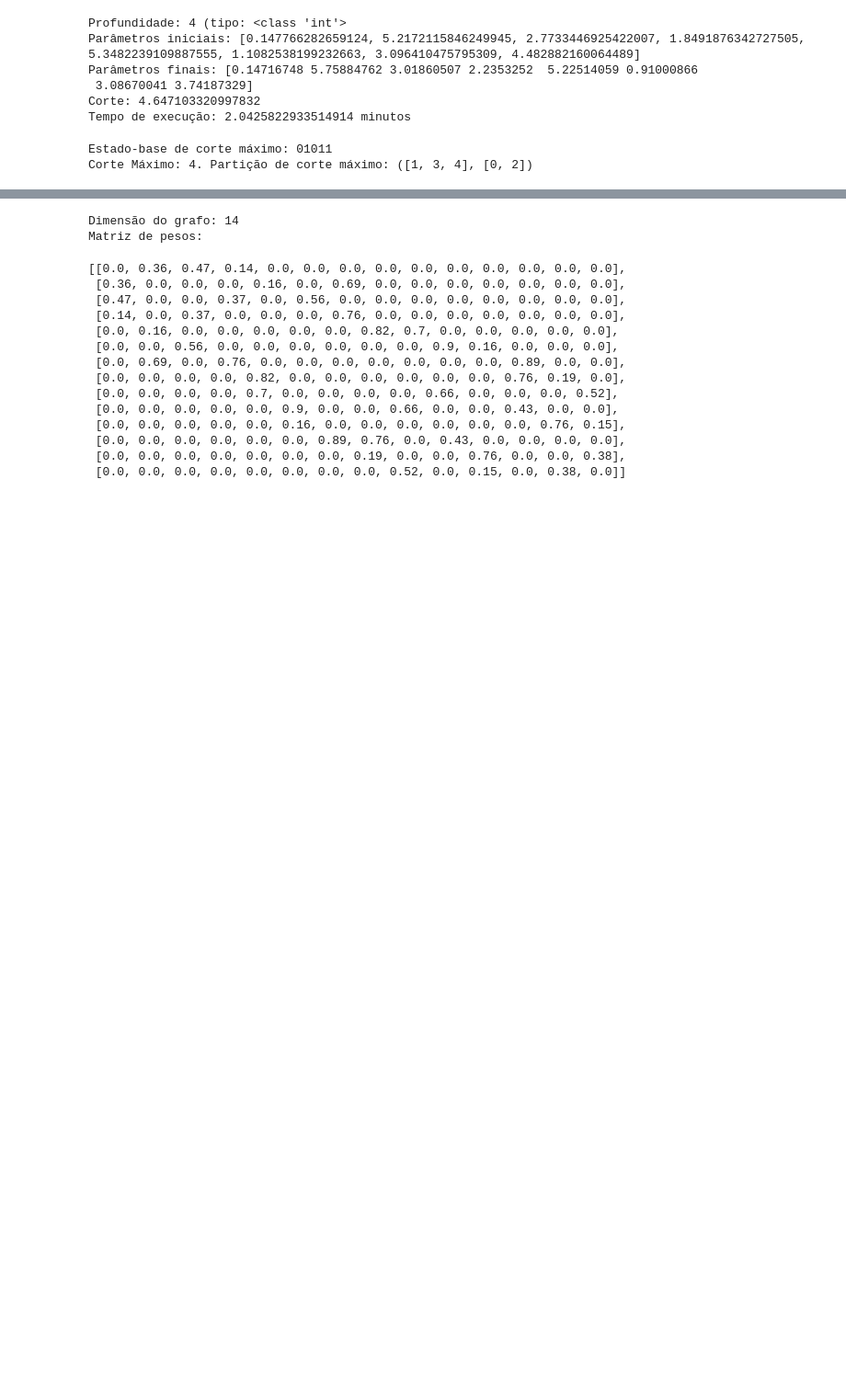
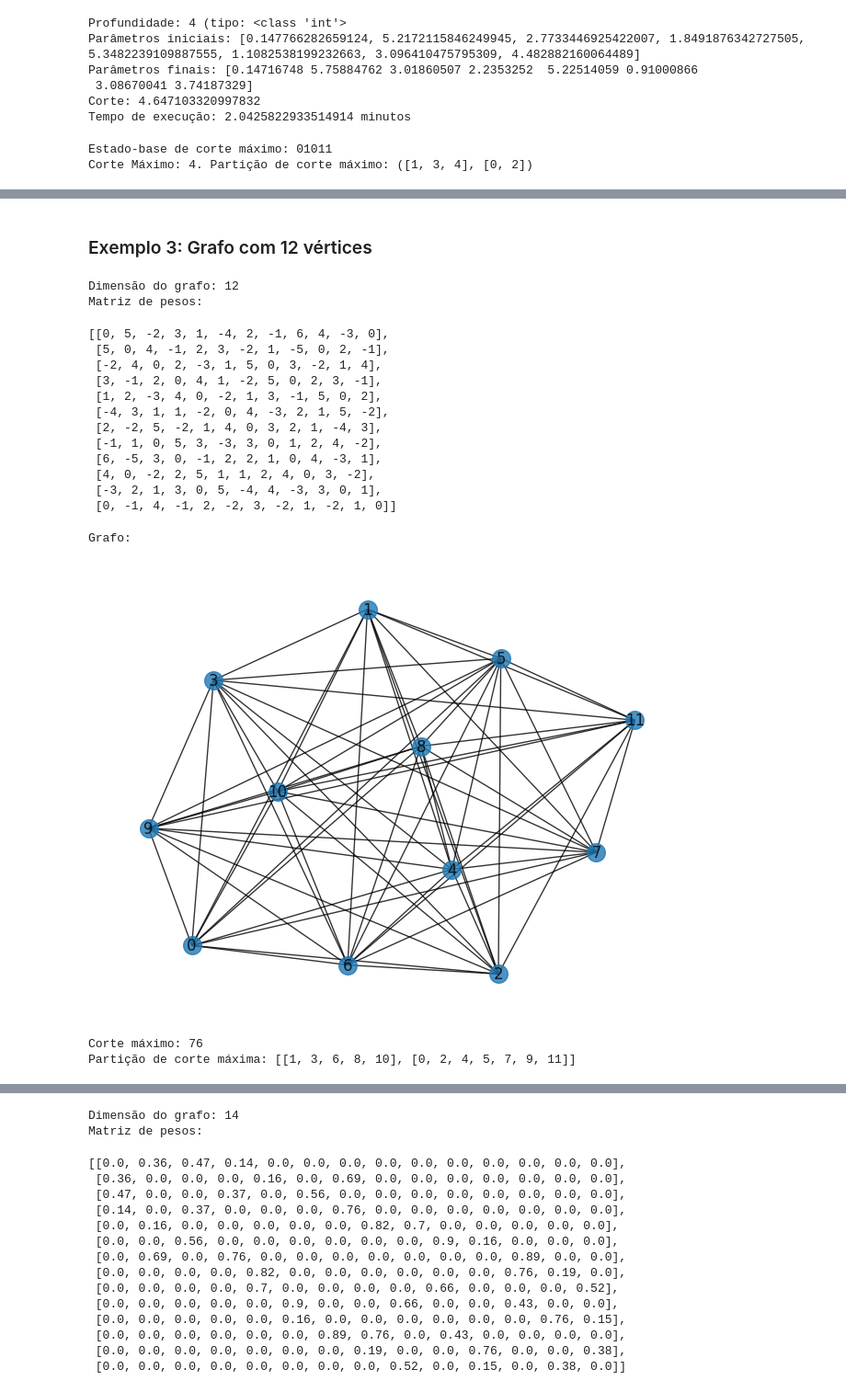
Before and after one commit to LucioFassarella/ComQ, a Jupyter notebook: ComQ_Problema_CorteMaximo.ipynb, the cells around one changed output, grey strips where cells are left out. Shown at 92% size. Drawn from its saved outputs; the diff is of its cells as text; code cells hidden in the pictures; blank space fills up the shorter version.

```diff
--- a/ComQ_Problema_CorteMaximo.ipynb
+++ b/ComQ_Problema_CorteMaximo.ipynb
@@ -567,0 +723,74 @@ Corte Máximo: 4. Partição de corte máximo: ([1, 3, 4], [0, 2])
+# %% [markdown]
+### Exemplo 3: Grafo com 12 vértices
+# %%
+'''
+Grafo
+'''
+
+num_vertices = 12
+print(f"Dimensão do grafo: {num_vertices}")
+
+
+pesos = [
+    [ 0,  5, -2,  3,  1, -4,  2, -1,  6,  4, -3,  0],
+    [ 5,  0,  4, -1,  2,  3, -2,  1, -5,  0,  2, -1],
+    [-2,  4,  0,  2, -3,  1,  5,  0,  3, -2,  1,  4],
+    [ 3, -1,  2,  0,  4,  1, -2,  5,  0,  2,  3, -1],
+    [ 1,  2, -3,  4,  0, -2,  1,  3, -1,  5,  0,  2],
+    [-4,  3,  1,  1, -2,  0,  4, -3,  2,  1,  5, -2],
+    [ 2, -2,  5, -2,  1,  4,  0,  3,  2,  1, -4,  3],
+    [-1,  1,  0,  5,  3, -3,  3,  0,  1,  2,  4, -2],
+    [ 6, -5,  3,  0, -1,  2,  2,  1,  0,  4, -3,  1],
+    [ 4,  0, -2,  2,  5,  1,  1,  2,  4,  0,  3, -2],
+    [-3,  2,  1,  3,  0,  5, -4,  4, -3,  3,  0,  1],
+    [ 0, -1,  4, -1,  2, -2,  3, -2,  1, -2,  1,  0]
+]
+
+print("Matriz de pesos:")
+display(pesos)
+
+# Impressão do grafo
+import networkx as nx
+
+G = nx.Graph()
+vertices = range(num_vertices)
+G.add_nodes_from(vertices)
+
+arestas = []
+for i in range(num_vertices):
+    for j in range(num_vertices):
+        if pesos[i][j] != 0:
+            arestas.append((i,j))
+G.add_edges_from(arestas)
+
+print("Grafo:")
+nx.draw(G, with_labels=True, alpha=0.8, node_size=200)
+# %% [output]
+Dimensão do grafo: 12
+Matriz de pesos:
+[[0, 5, -2, 3, 1, -4, 2, -1, 6, 4, -3, 0],
+ [5, 0, 4, -1, 2, 3, -2, 1, -5, 0, 2, -1],
+ [-2, 4, 0, 2, -3, 1, 5, 0, 3, -2, 1, 4],
+ [3, -1, 2, 0, 4, 1, -2, 5, 0, 2, 3, -1],
+ [1, 2, -3, 4, 0, -2, 1, 3, -1, 5, 0, 2],
+ [-4, 3, 1, 1, -2, 0, 4, -3, 2, 1, 5, -2],
+ [2, -2, 5, -2, 1, 4, 0, 3, 2, 1, -4, 3],
+ [-1, 1, 0, 5, 3, -3, 3, 0, 1, 2, 4, -2],
+ [6, -5, 3, 0, -1, 2, 2, 1, 0, 4, -3, 1],
+ [4, 0, -2, 2, 5, 1, 1, 2, 4, 0, 3, -2],
+ [-3, 2, 1, 3, 0, 5, -4, 4, -3, 3, 0, 1],
+ [0, -1, 4, -1, 2, -2, 3, -2, 1, -2, 1, 0]]
+Grafo:
+[figure, added]
+# %%
+'''
+Resolução clássica
+'''
+
+corte_maximo = MaxCut(num_vertices, pesos)
+
+print(f"Corte máximo: {corte_maximo[0]}")
+print(f"Partição de corte máxima: {corte_maximo[1]}")
+# %% [output]
+Corte máximo: 76
+Partição de corte máxima: [[1, 3, 6, 8, 10], [0, 2, 4, 5, 7, 9, 11]]
```
Also changed, not shown: parts of 15 cells of this notebook.
